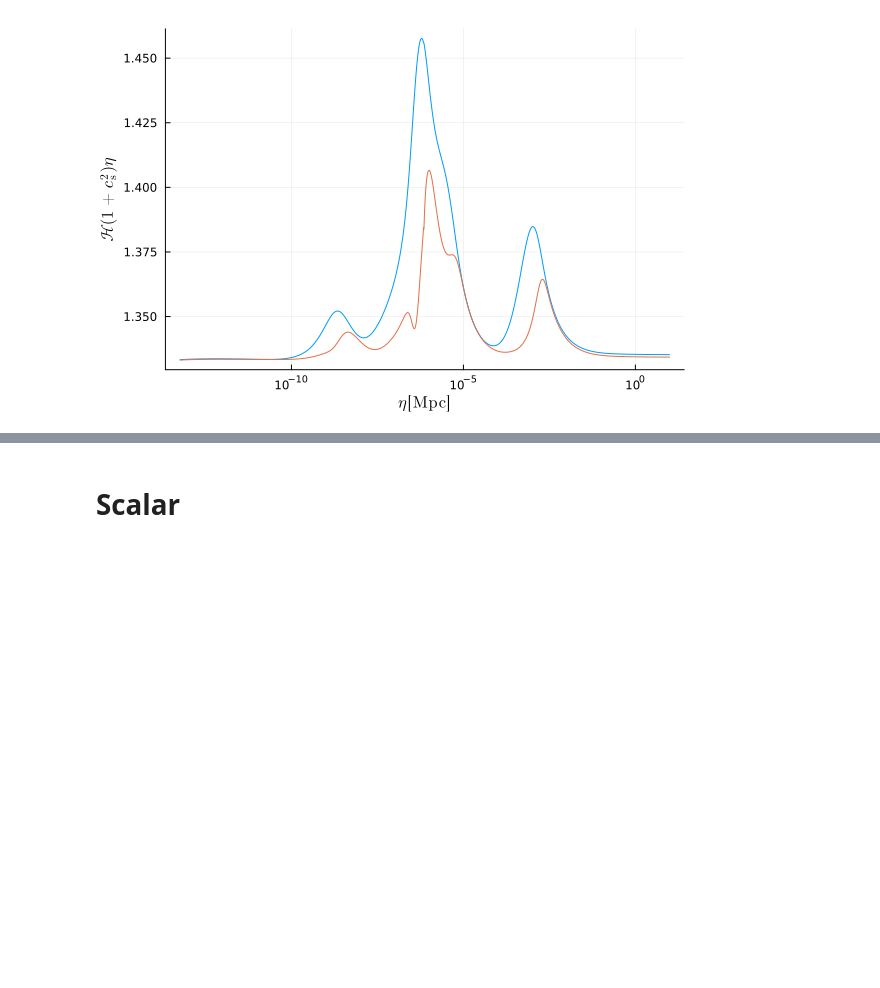
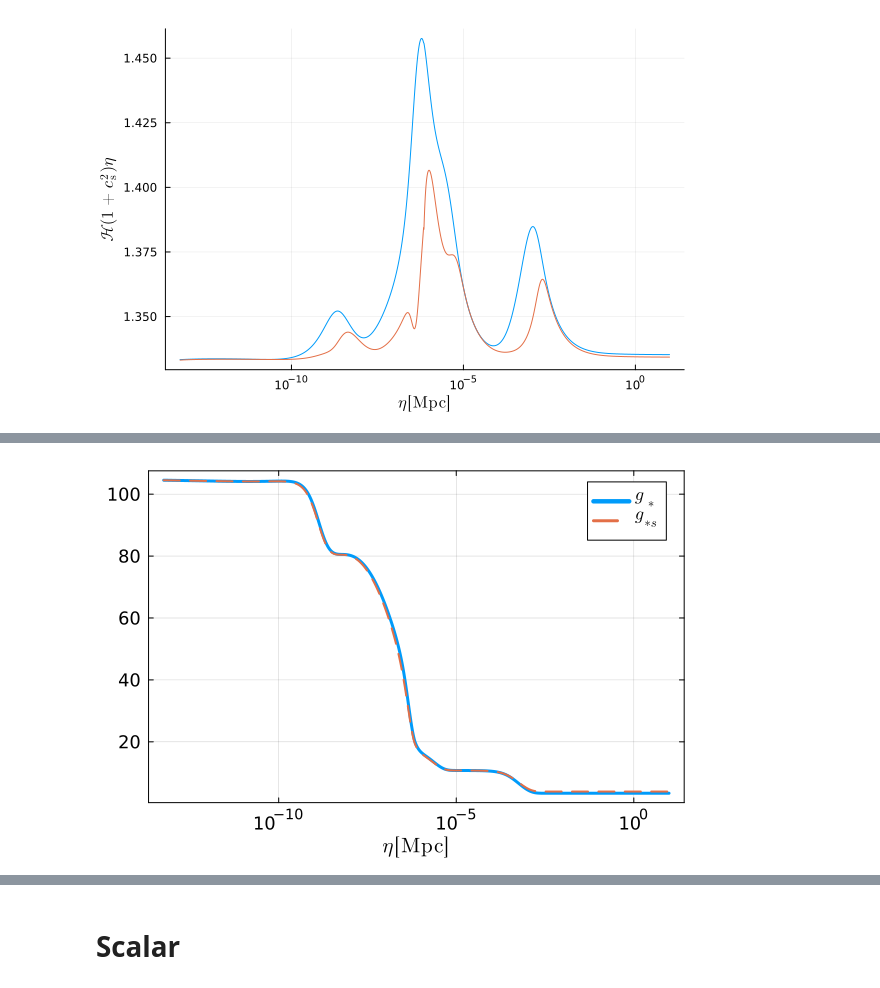
Before and after one commit to NekomammaT/SIGW_QCD, a Jupyter notebook: SIGW_QCD_WKB.ipynb, the cells around one changed output, grey strips where cells are left out. Drawn from its saved outputs; the diff is of its cells as text; code cells hidden in the pictures; blank space fills up the shorter version.

```diff
--- a/SIGW_QCD_WKB.ipynb
+++ b/SIGW_QCD_WKB.ipynb
@@ -233,0 +246,17 @@ aint(eta1e4)
+# %%
+f = open("data/bg.dat","r");
+body = readlines(f);
+close(f)
+
+strarray = [split(body[i],r"\s+",keepempty=false) for i=1:length(body)];
+numarray = [parse.(Float64, strarray[i]) for i=1:length(strarray)];
+
+lnetaList = [numarray[i][1] for i=1:length(numarray)];
+anormList = [numarray[i][2] for i=1:length(numarray)];
+calHList = [numarray[i][3] for i=1:length(numarray)];
+EoSwList = [numarray[i][4] for i=1:length(numarray)];
+cs2List = [numarray[i][5] for i=1:length(numarray)];
+grhoList = [numarray[i][6] for i=1:length(numarray)];
+gsList = [numarray[i][7] for i=1:length(numarray)];
+frkHList = [numarray[i][8] for i=1:length(numarray)];
+frkaList = [numarray[i][9] for i=1:length(numarray)];
@@ -233,0 +295,6 @@ aint(eta1e4)
+# %%
+etaList = [10^lnetaList[i] for i=1:length(lnetaList)];
+plot(grhoint, etaList, xscale=:log10, label=L"$g_*$", xlabel=L"$\eta\,[\mathrm{Mpc}]$", legend=true)
+plot!(gsint, etaList, label=L"$g_{*s}$", linestyle=:dash, linewidth=:2)
+# %% [output]
+[figure, added]
```
Also changed, not shown: parts of 41 cells of this notebook, 1 other file.
